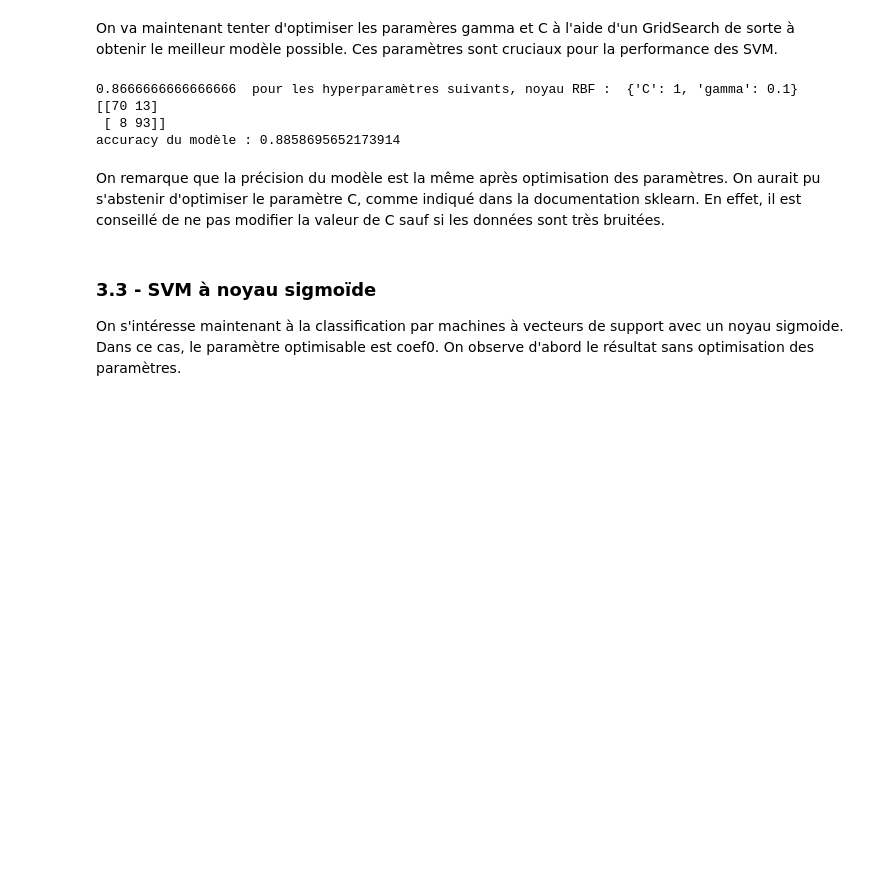
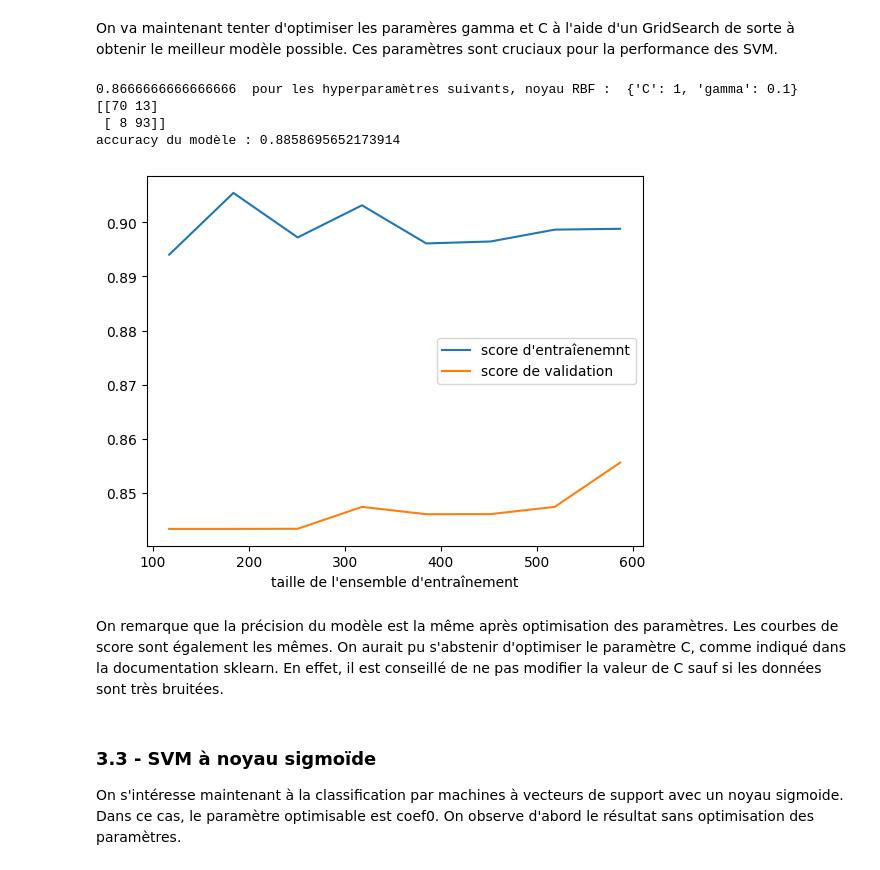
Before and after one commit to MorganChabaudENSSAT/projet_ift712, a Jupyter notebook: Projet IFT712.ipynb, the cells around one changed output. Drawn from its saved outputs; the diff is of its cells as text; code cells hidden in the pictures; blank space fills up the shorter version.

```diff
--- a/Projet IFT712.ipynb
+++ b/Projet IFT712.ipynb
@@ -230,15 +243,17 @@ accuracy du modèle : 0.8858695652173914
 On va maintenant tenter d'optimiser les paramères gamma et C à l'aide d'un GridSearch de sorte à obtenir le meilleur modèle possible. Ces paramètres sont cruciaux pour la performance des SVM.
 # %%
 rbf_svm_best_estimator_post_grid = rbf_svm_instance.hyper_parameters_search(X_train, y_train)
-best_rbf_svm = svm(data, features_names, features_nbr, rbf_svm_best_estimator_post_grid)
+best_rbf_svm = Svm(data, features_names, features_nbr, rbf_svm_best_estimator_post_grid)
 best_rbf_svm.evaluate_model(X_test, y_test)
+best_rbf_svm.plot_learning_curves(X_train, y_train, train_size)
 # %% [output]
 0.8666666666666666  pour les hyperparamètres suivants, noyau RBF :  {'C': 1, 'gamma': 0.1}
 [[70 13]
  [ 8 93]]
 accuracy du modèle : 0.8858695652173914
+[figure, added]
 # %% [markdown]
-On remarque que la précision du modèle est la même après optimisation des paramètres. On aurait pu s'abstenir d'optimiser le paramètre C, comme indiqué dans la documentation sklearn. En effet, il est conseillé de ne pas modifier la valeur de C sauf si les données sont très bruitées.
+On remarque que la précision du modèle est la même après optimisation des paramètres. Les courbes de score sont également les mêmes. On aurait pu s'abstenir d'optimiser le paramètre C, comme indiqué dans la documentation sklearn. En effet, il est conseillé de ne pas modifier la valeur de C sauf si les données sont très bruitées.
 # %% [markdown]
 ### 3.3 - SVM à noyau sigmoïde
 On s'intéresse maintenant à la classification par machines à vecteurs de support avec un noyau sigmoide. Dans ce cas, le paramètre optimisable est coef0. On observe d'abord le résultat sans optimisation des paramètres.
```
Also changed, not shown: parts of 18 cells of this notebook, 1 other file.
